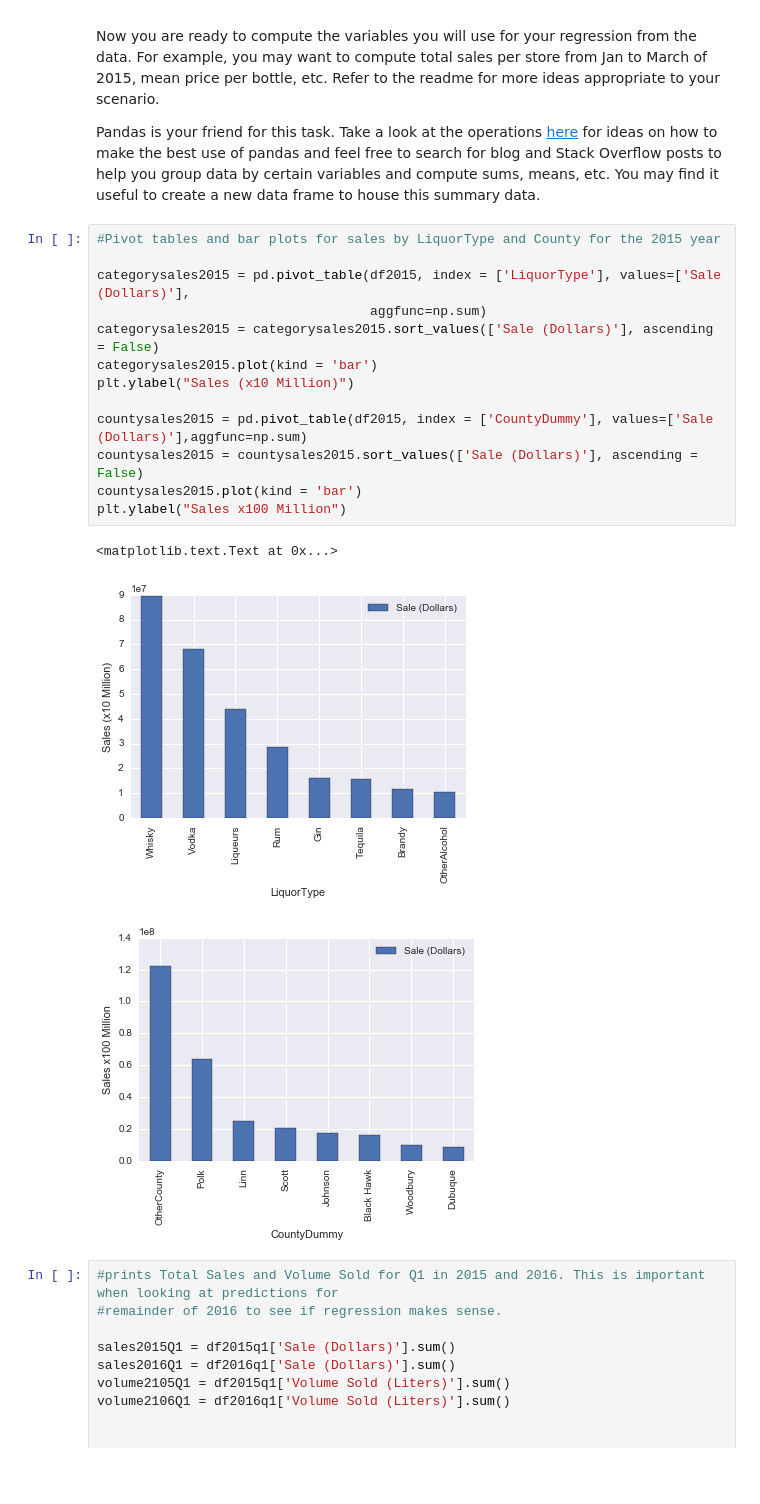
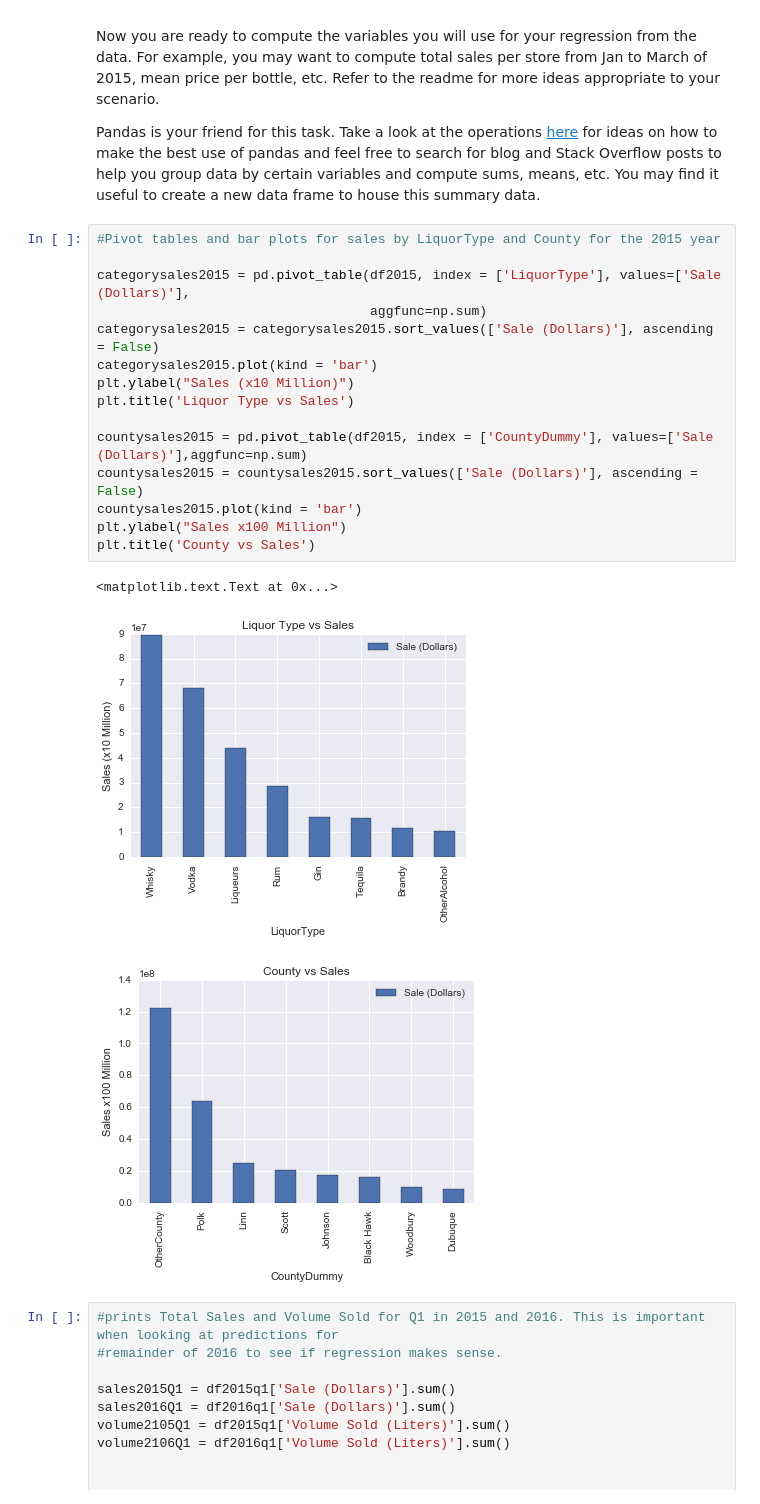
Before and after one commit to tptirrell/DSI-Projects, a Jupyter notebook: Project 3'.ipynb, the cells around one changed output. Drawn from its saved outputs; the diff is of its cells as text; blank space fills up the shorter version.

```diff
--- a/Project 3'.ipynb
+++ b/Project 3'.ipynb
@@ -228,20 +228,22 @@ Pandas is your friend for this task. Take a look at the operations [here](http:/
 # %%
 #Pivot tables and bar plots for sales by LiquorType and County for the 2015 year
 
 categorysales2015 = pd.pivot_table(df2015, index = ['LiquorType'], values=['Sale (Dollars)'],
                                    aggfunc=np.sum)
 categorysales2015 = categorysales2015.sort_values(['Sale (Dollars)'], ascending = False)
 categorysales2015.plot(kind = 'bar')
 plt.ylabel("Sales (x10 Million)")
+plt.title('Liquor Type vs Sales')
 
 countysales2015 = pd.pivot_table(df2015, index = ['CountyDummy'], values=['Sale (Dollars)'],aggfunc=np.sum)
 countysales2015 = countysales2015.sort_values(['Sale (Dollars)'], ascending = False)
 countysales2015.plot(kind = 'bar')
 plt.ylabel("Sales x100 Million")
+plt.title('County vs Sales')
 # %% [output]
 <matplotlib.text.Text at 0x...>
-[figure, old version]
+[figure, new version]
-[figure, old version]
+[figure, new version]
 # %%
 #prints Total Sales and Volume Sold for Q1 in 2015 and 2016. This is important when looking at predictions for
 #remainder of 2016 to see if regression makes sense.
```
Also changed, not shown: parts of 2 cells of this notebook.
